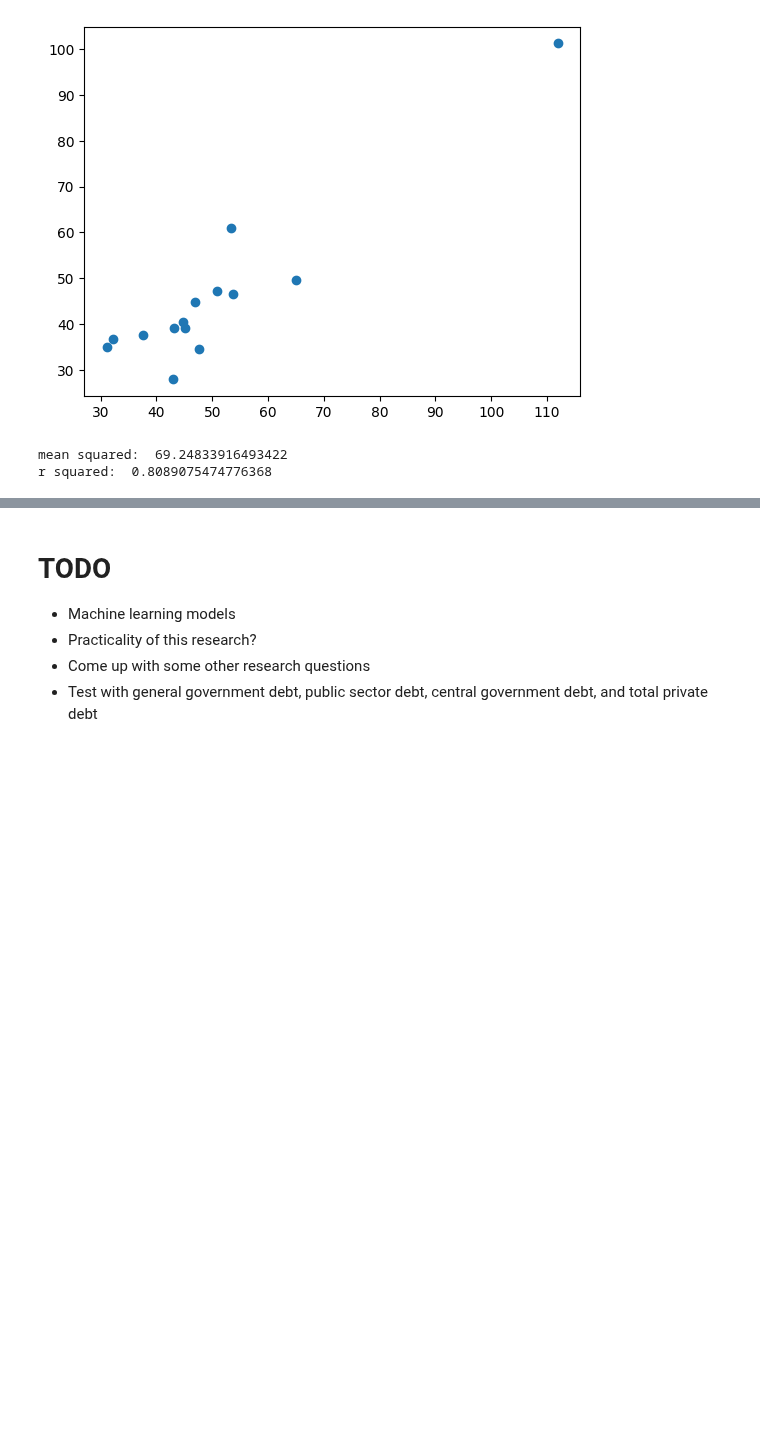
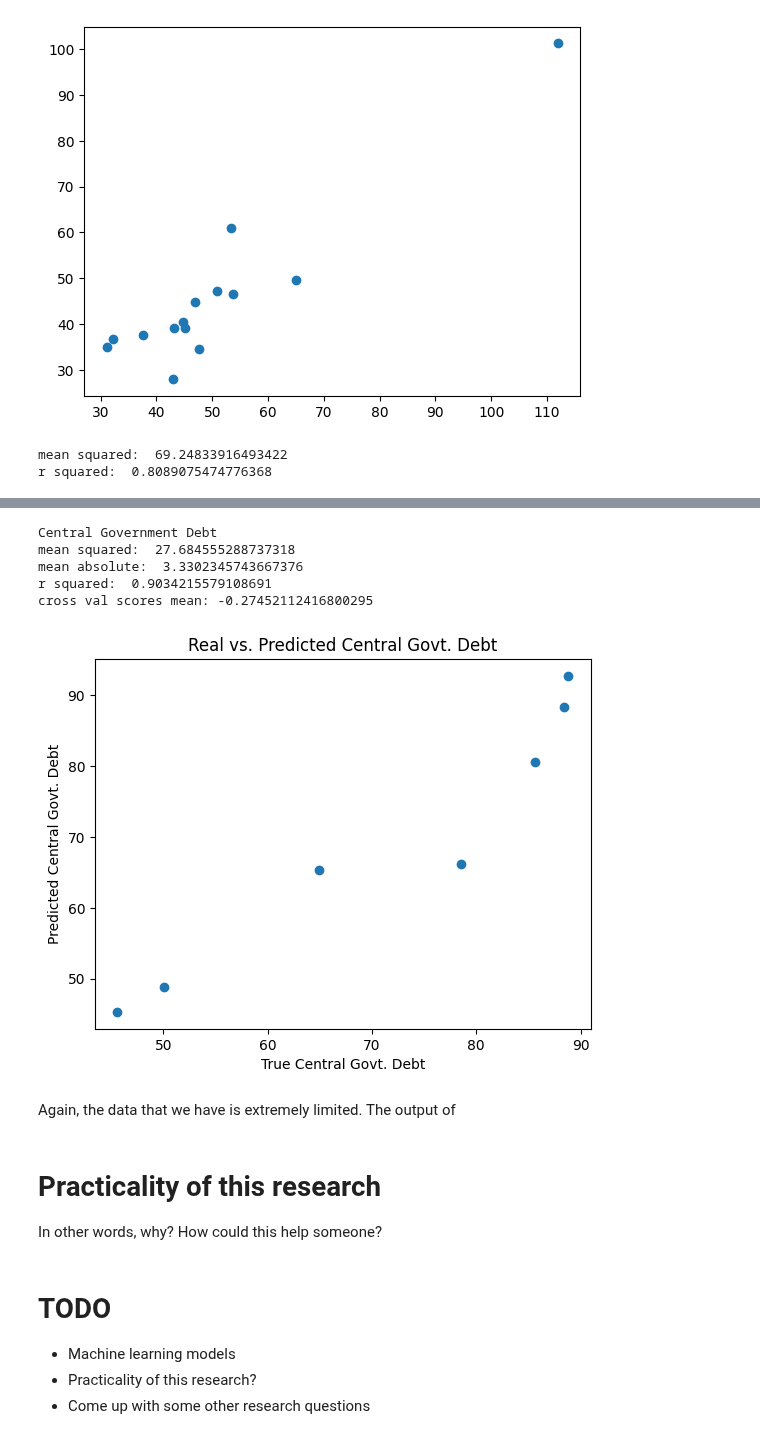
Before and after one commit to kurealnum/dsrp-2025, a Jupyter notebook: DSRP_Global_Debt.ipynb, the cells around one changed output, grey strips where cells are left out. Saved outputs shown, nothing was run; the diff lists cells and outputs as text; code cells hidden in the pictures; blank space fills up the shorter version.

```diff
--- a/DSRP_Global_Debt.ipynb
+++ b/DSRP_Global_Debt.ipynb
@@ -789,7 +832,54 @@ r squared:  0.8089075474776368
+# %%
+# Since none of these countries have data all the way from 1950, we need to get the dataset again.
+central_govt_debt_url = "https://github.com/kurealnum/dsrp-2025/raw/refs/heads/main/Global%20Debt%20Data/central_govt_debt.xls"
+central_govt_debt_df = pd.read_excel(central_govt_debt_url, engine="calamine")
+
+central_govt_debt_df.replace("no data", pd.NA, inplace=True)
+central_govt_debt_df.rename(columns={"Central Government Debt (Percent of GDP)": "Countries"}, inplace=True)
+central_govt_debt_df.index = central_govt_debt_df["Countries"]
+central_govt_debt_df.drop("Countries", axis = 1, inplace=True)
+
+tmp = central_govt_debt_df.T[["Canada", "Mexico", "United States"]].dropna()
+
+features = tmp.drop("United States", axis=1)
+
+label = tmp[["United States"]]
+
+X_train, X_test, y_train, y_test = model_selection.train_test_split(features, label, test_size=0.2, random_state=42)
+
+reg = LinearRegression()
+reg.fit(X_train, y_train)
+pred = reg.predict(X_test)
+
+print(c)
+print('mean squared: ', mean_squared_error(y_test, pred))
+print("mean absolute: ", mean_absolute_error(y_test, pred))
+print('r squared: ', r2_score(y_test, pred))
+
+scores = model_selection.cross_val_score(reg, X_train, y_train, scoring='r2', cv=5)
+print("cross val scores mean: " + str(scores.mean()))
+
+plt.scatter(y_test, pred)
+plt.xlabel('True Central Govt. Debt')
+plt.ylabel('Predicted Central Govt. Debt')
+plt.title("Real vs. Predicted Central Govt. Debt")
+plt.show()
+# %% [output]
+Central Government Debt
+mean squared:  27.684555288737318
+mean absolute:  3.3302345743667376
+r squared:  0.9034215579108691
+cross val scores mean: -0.27452112416800295
+[figure, added]
+# %% [markdown]
+Again, the data that we have is extremely limited. The output of
+# %% [markdown]
+# Practicality of this research
+
+In other words, why? How could this help someone?
 # %% [markdown]
 # TODO
 
 - Machine learning models
 - Practicality of this research?
 - Come up with some other research questions
-- Test with general government debt, public sector debt, central government debt, and total private debt
```
Also changed, not shown: parts of 21 cells of this notebook.
